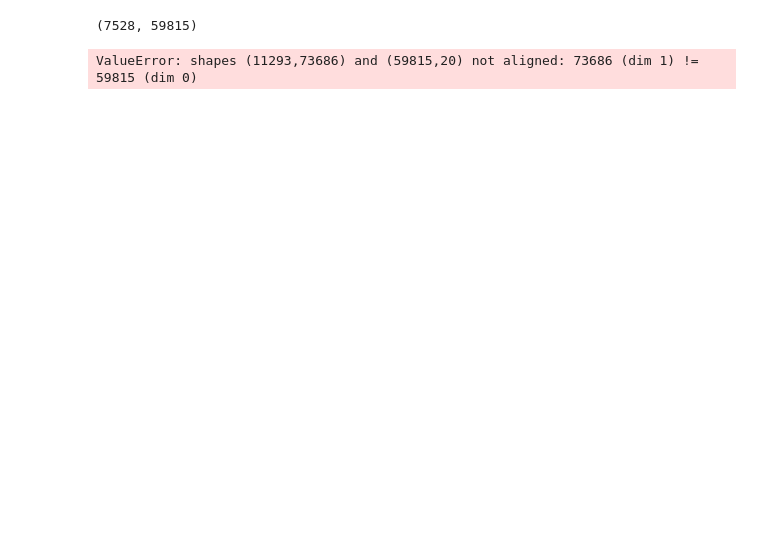
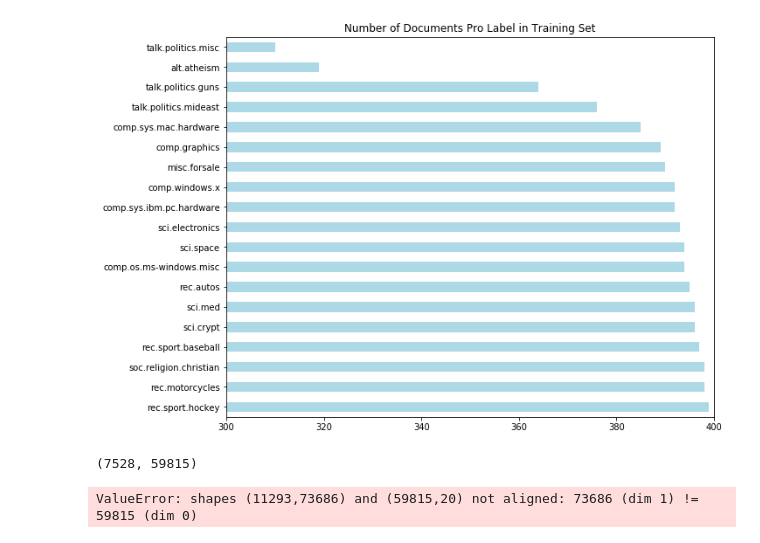
Before and after one commit to iseelotus/classification, a Jupyter notebook: notebooks/20Newsgroups.ipynb, the cells around one changed output. Drawn from its saved outputs; the diff is of its cells as text; code cells hidden in the pictures; blank space fills up the shorter version.

```diff
--- a/notebooks/20Newsgroups.ipynb
+++ b/notebooks/20Newsgroups.ipynb
@@ -11,3 +18,3 @@ train_df = pd.read_csv("20ng-test-all-terms.txt",
 # %%
-# train_counts = train_df['label'].value_counts()
-# train_counts
+train_counts = train_df['label'].value_counts()
+train_counts
@@ -14,6 +39,9 @@ train_df = pd.read_csv("20ng-test-all-terms.txt",
 # %%
 import matplotlib.pyplot as plt
 
-# train_counts.iloc[:-1].plot.barh(figsize=(9, 7), color = '#ADD8E6',
-#                                    title="Number of documents pro class in training set")
+plt.figure(figsize=(10,8))
+ax = train_counts.iloc[:-1].plot.barh(color = '#ADD8E6',
+                                   title="Number of Documents Pro Label in Training Set")
+ax.set_xlim([300,400])
+plt.show()
 # %% [output]
@@ -21,3 +48,4 @@ IndentationError: unexpected indent (<ipython-input-4-5c6cadab2908>, line 4)
+[figure, added]
 # %%
 # train_df['label'].unique()
 # %%
```
Also changed, not shown: parts of 3 cells of this notebook, 2 other files.
